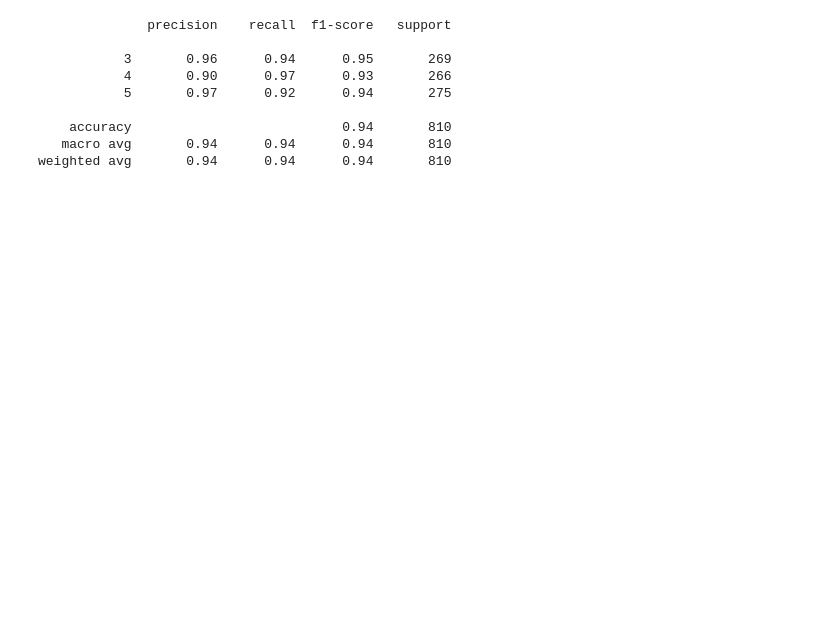
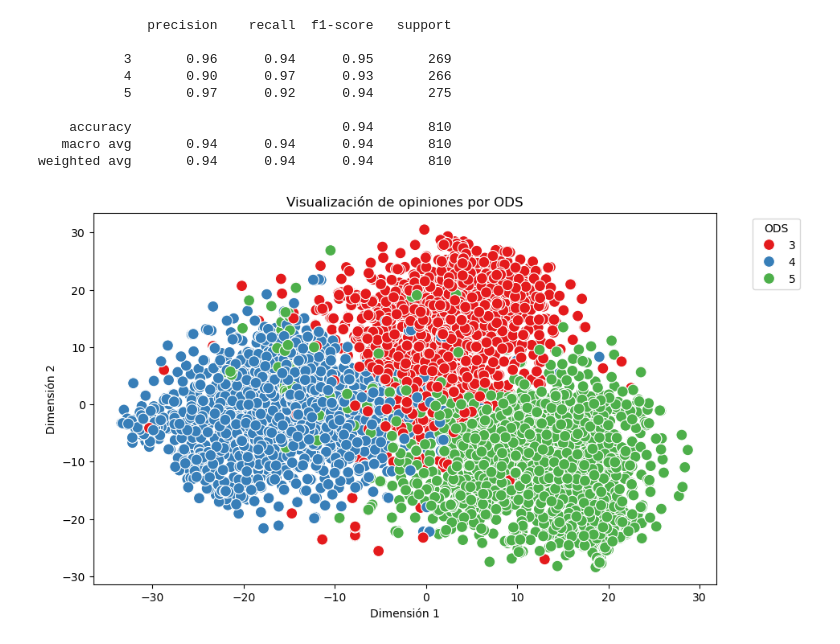
Before and after one commit to BI-DATASCIENCE/Proyecto-1, a Jupyter notebook: Proyecto1.ipynb, the cells around one changed output. Cells and saved outputs as stored; diff of their text form; code cells hidden in the pictures; blank space fills up the shorter version.

```diff
--- a/Proyecto1.ipynb
+++ b/Proyecto1.ipynb
@@ -292,3 +285,20 @@ print(classification_report(Y_test, y_pred))
     accuracy                           0.94       810
    macro avg       0.94      0.94      0.94       810
 weighted avg       0.94      0.94      0.94       810
+# %%
+tsne = TSNE(n_components=2, random_state=42)
+X_tsne = tsne.fit_transform(X.toarray())
+
+tsne_df = pd.DataFrame(X_tsne, columns=['Dim1', 'Dim2'])
+tsne_df['ODS'] = Y
+
+plt.figure(figsize=(10, 6))
+sns.scatterplot(x='Dim1', y='Dim2', hue='ODS', palette='Set1', data=tsne_df, s=100)
+
+plt.title('Visualización de opiniones por ODS')
+plt.xlabel('Dimensión 1')
+plt.ylabel('Dimensión 2')
+plt.legend(title='ODS', bbox_to_anchor=(1.05, 1), loc='upper left')
+plt.show()
+# %% [output]
+[figure, added]
```
Also changed, not shown: parts of 18 cells of this notebook.
